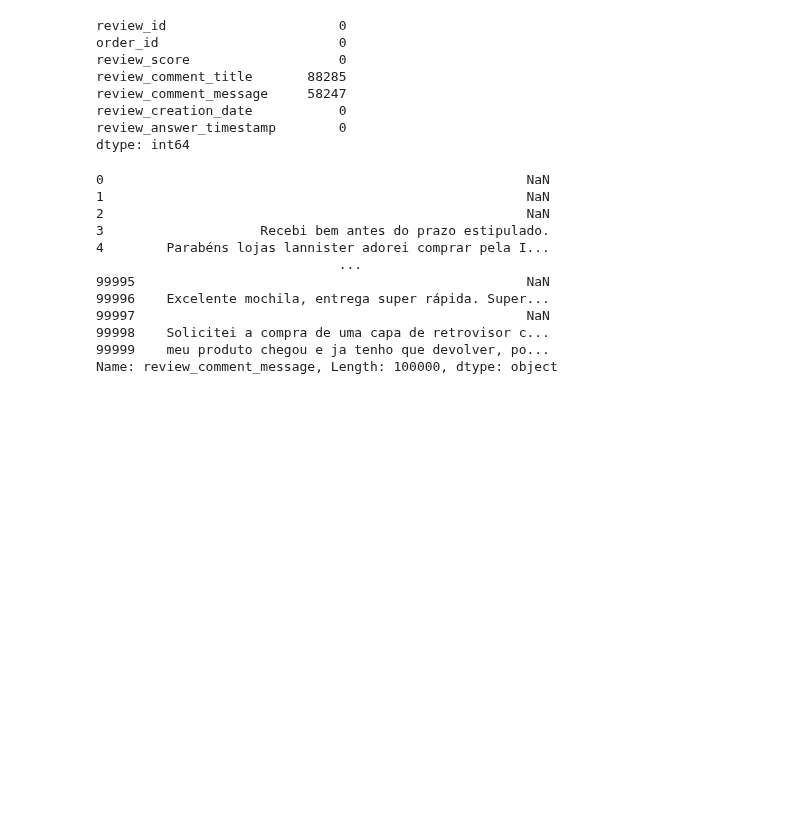
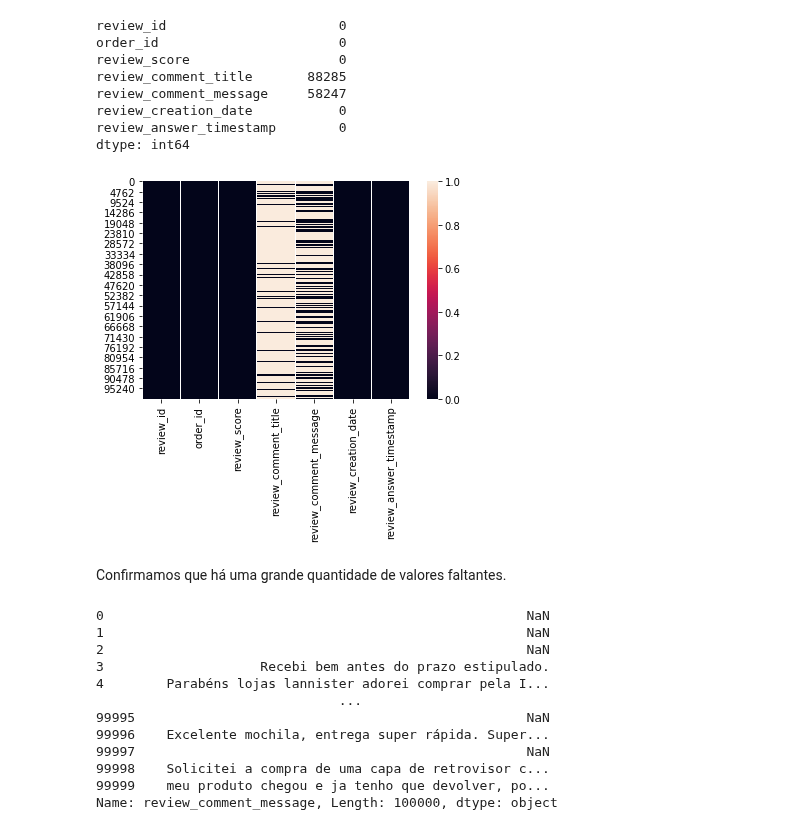
Before and after one commit to smalvar/olist-e-commerce, a Jupyter notebook: reviews_analysis.ipynb, the cells around one changed output. Drawn from its saved outputs; the diff is of its cells as text; code cells hidden in the pictures; blank space fills up the shorter version.

Commit message:
Add heatmap to missing values

```diff
--- a/reviews_analysis.ipynb
+++ b/reviews_analysis.ipynb
@@ -79,6 +79,13 @@ review_comment_message     58247
 review_creation_date           0
 review_answer_timestamp        0
 dtype: int64
+# %%
+# Visualizando valores faltantes com heatmap
+sns.heatmap(data=reviews.isnull());
+# %% [output]
+[figure, added]
+# %% [markdown]
+Confirmamos que há uma grande quantidade de valores faltantes.
 # %%
 # Visualizando alguns comentários
 reviews['review_comment_message']
```
Also changed, not shown: parts of 1 cell of this notebook.
